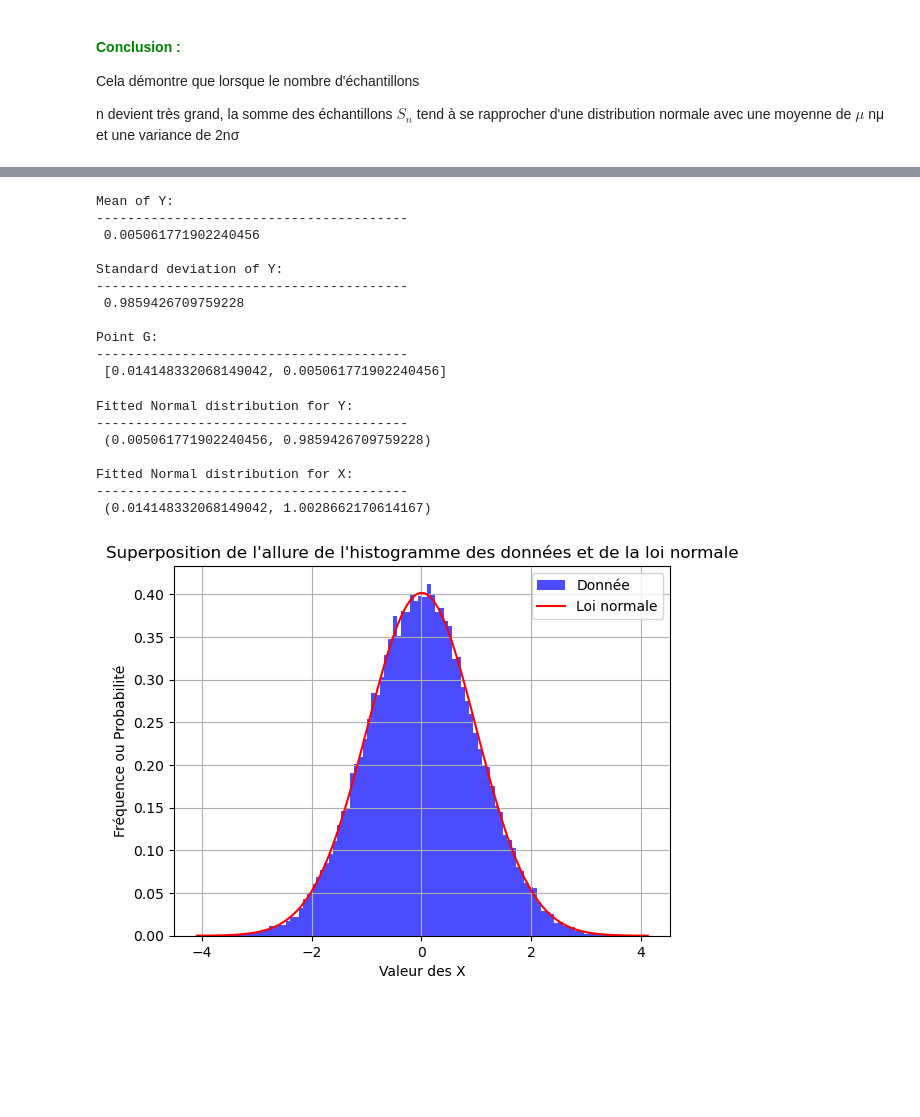
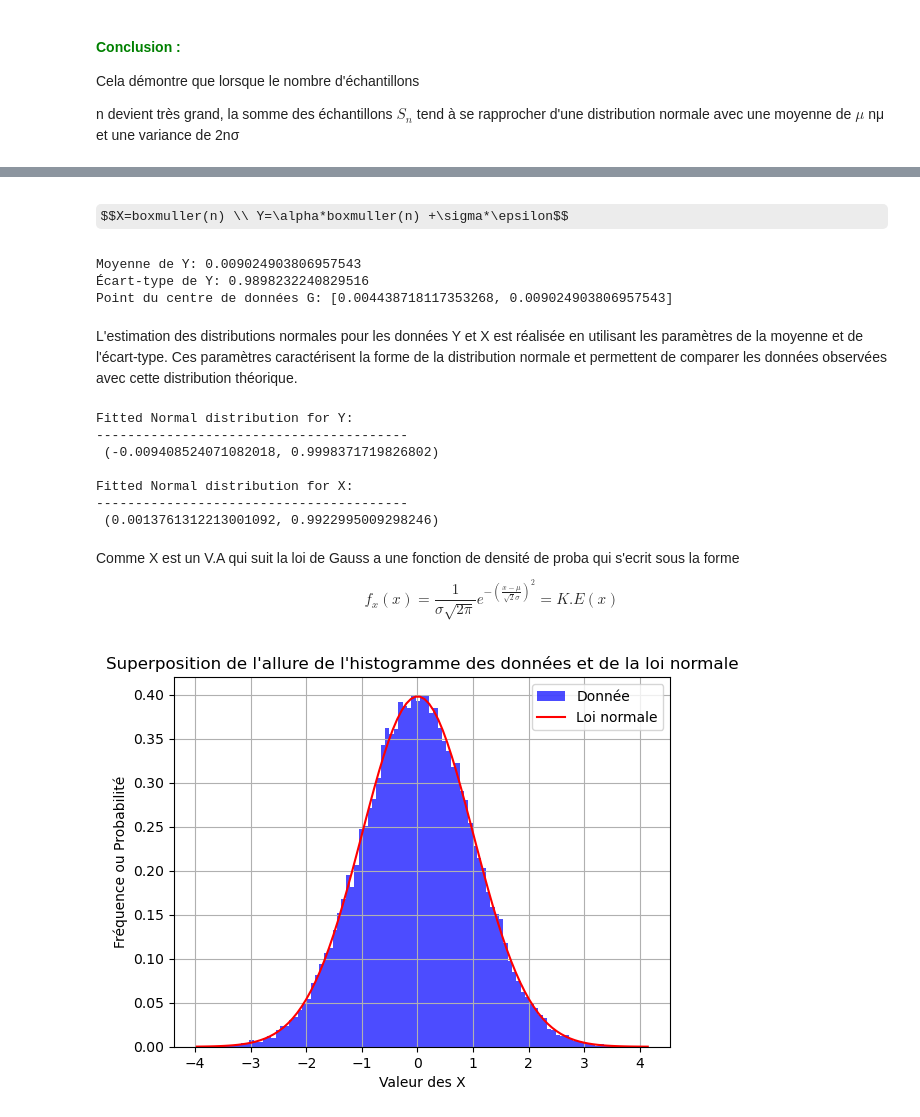
Before and after one commit to IbLahlou/Signal-Processing, a Jupyter notebook: Projet Traitement de Signal.ipynb, the cells around one changed output, grey strips where cells are left out. Drawn from its saved outputs; the diff is of its cells as text; code cells hidden in the pictures; some formulas as TeX source; blank space fills up the shorter version.

```diff
--- a/Projet Traitement de Signal.ipynb
+++ b/Projet Traitement de Signal.ipynb
@@ -113,76 +116,86 @@ nμ et une variance de 2nσ
 </font>
+# %% [markdown]
+$$X=boxmuller(n) \\ Y=\alpha*boxmuller(n) +\sigma*\epsilon$$
 # %%
-mu = np.mean(Y)
-print("\nMean of Y: \n----------------------------------------\n", mu)
-sigma = np.std(Y)
-print("\nStandard deviation of Y:\n----------------------------------------\n", sigma)
-Point_G = [np.mean(X), np.mean(Y)]
-print("\nPoint G:\n----------------------------------------\n", Point_G)
+import numpy as np
+
+
+alpha =0.7
+var = 0.5
+n=40000
+X = box_muller(n)
+Y = alpha * box_muller(n) + np.sqrt(var) * np.random.randn(n)
+
+stat = {
+    "Moyenne de Y": np.mean(Y),
+    "Écart-type de Y": np.std(Y),
+    "Point du centre de données G": [np.mean(X), np.mean(Y)]
+}
+
+for key, value in stat.items():
+    print(f"{key}: {value}")
 # %% [output]
-Mean of Y:
-----------------------------------------
- 0.005061771902240456
-
-Standard deviation of Y:
-----------------------------------------
- 0.9859426709759228
-
-Point G:
-----------------------------------------
- [0.014148332068149042, 0.005061771902240456]
+Moyenne de Y: 0.009024903806957543
+Écart-type de Y: 0.9898232240829516
+Point du centre de données G: [0.004438718117353268, 0.009024903806957543]
+# %% [markdown]
+L'estimation des distributions normales pour les données Y et X est réalisée en utilisant les paramètres de la moyenne et de l'écart-type. Ces paramètres caractérisent la forme de la distribution normale et permettent de comparer les données observées avec cette distribution théorique.
 # %%
 from scipy.stats import norm
-disty = norm.fit(Y)
-distx = norm.fit(X)
 
+dist = {
+'y' : norm.fit(Y) ,
+'x' : norm.fit(X)
+}
 
-print("\nFitted Normal distribution for Y: \n----------------------------------------\n",disty)
-
-print("\nFitted Normal distribution for X:\n----------------------------------------\n", distx)
+print("\nFitted Normal distribution for Y: \n----------------------------------------\n",dist['x'])
+print("\nFitted Normal distribution for X:\n----------------------------------------\n", dist['y'])
 # %% [output]
 Fitted Normal distribution for Y:
 ----------------------------------------
- (0.005061771902240456, 0.9859426709759228)
+ (-0.009408524071082018, 0.9998371719826802)
 
 Fitted Normal distribution for X:
 ----------------------------------------
- (0.014148332068149042, 1.0028662170614167)
+ (0.0013761312213001092, 0.9922995009298246)
+# %% [markdown]
+Comme X est un V.A qui suit la loi de Gauss a une fonction de densité  de  proba qui s'ecrit sous la forme
+$$f_x(x)=\frac{1}{\sigma\sqrt{2\pi}}e^{-(\frac{x-\mu}{\sqrt{2}\sigma})^2}=K.E(x)$$
 # %%
 import numpy as np
 import matplotlib.pyplot as plt
 
-def visualize_histograms(X):
-    # Calcul de la moyenne et de l'écart-type des données générées
+def MMSE_viz_TCL(X):
+
     mean = np.mean(X)
     std = np.std(X)
 
     # Affichage de l'histogramme des données
     plt.hist(X, bins='auto', color='blue', alpha=0.7, density=True , label = 'Donnée')
 
-    # Création d'un intervalle de valeurs pour la courbe de la loi normale
     x = np.linspace(np.min(X), np.max(X), 100)
-
-    # Calcul des valeurs de la loi normale correspondant à l'intervalle x
-    y = (1 / (std * np.sqrt(2 * np.pi))) * np.exp(-0.5 * ((x - mean) / std) ** 2)
+    E = lambda x:np.exp(-0.5 * ((x - mean) / std) ** 2)
+    K =  1 / (std * np.sqrt(2 * np.pi))
+    y = K*E(x)
 
     # Affichage de la courbe de la loi normale
     plt.plot(x, y, color='red', label='Loi normale')
 
     plt.xlabel('Valeur des X')
     plt.ylabel('Fréquence ou Probabilité')
     plt.title("Superposition de l'allure de l'histogramme des données et de la loi normale")
     plt.legend()
     plt.grid(True)
     plt.show()
 
 # Générer les données avec la fonction box_muller
 n = 40000
 X = box_muller(n)
 
-# Afficher la superposition de l'allure de l'histogramme et de la loi normale
-visualize_histograms(X)
+
+MMSE_viz_TCL(X)
 # %% [output]
-[figure, old version]
+[figure, new version]
 # %% [markdown]
 <font color="green" ><h4>Interprétation :</h4></font>
 
```
Also changed, not shown: parts of 12 cells of this notebook.
